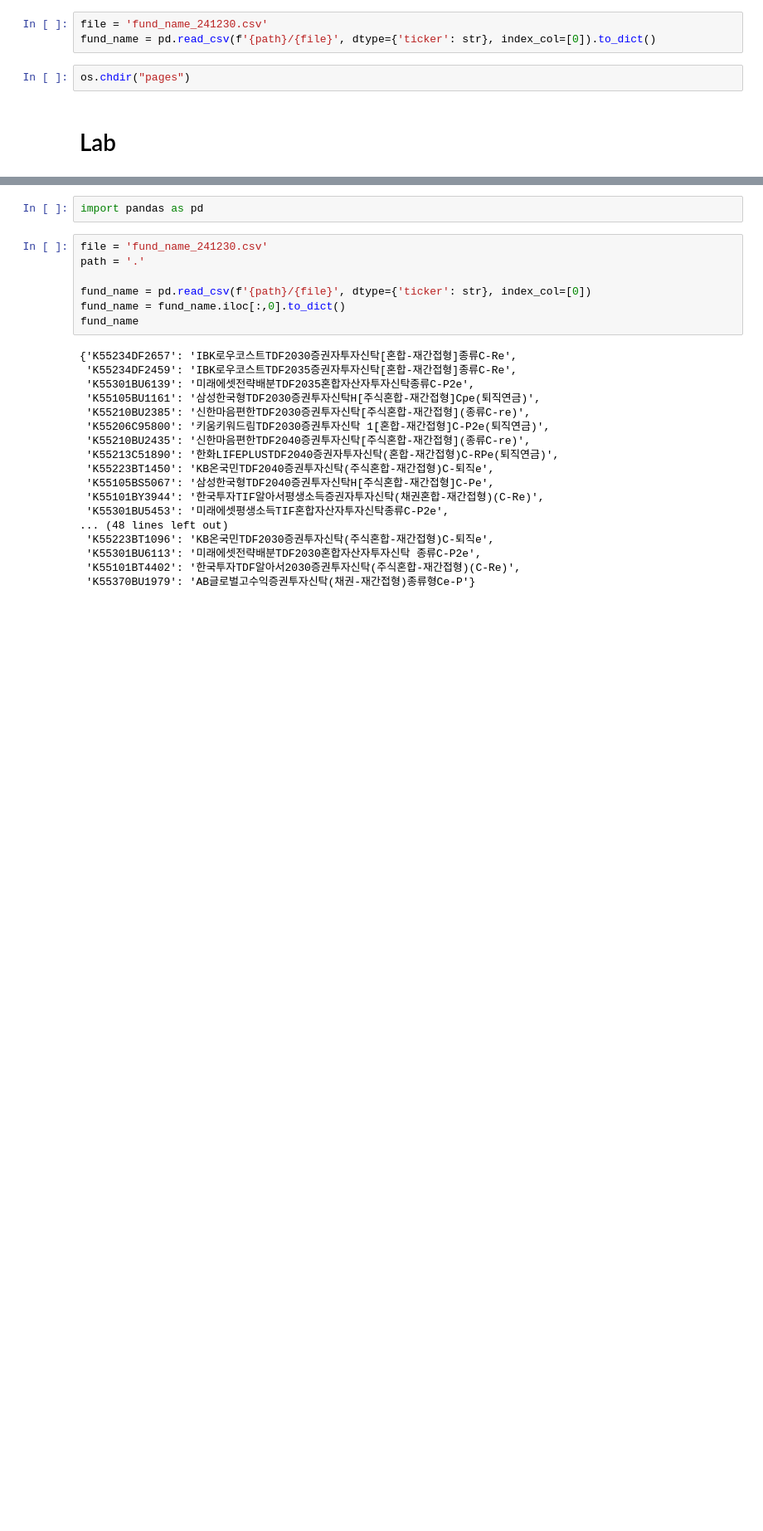
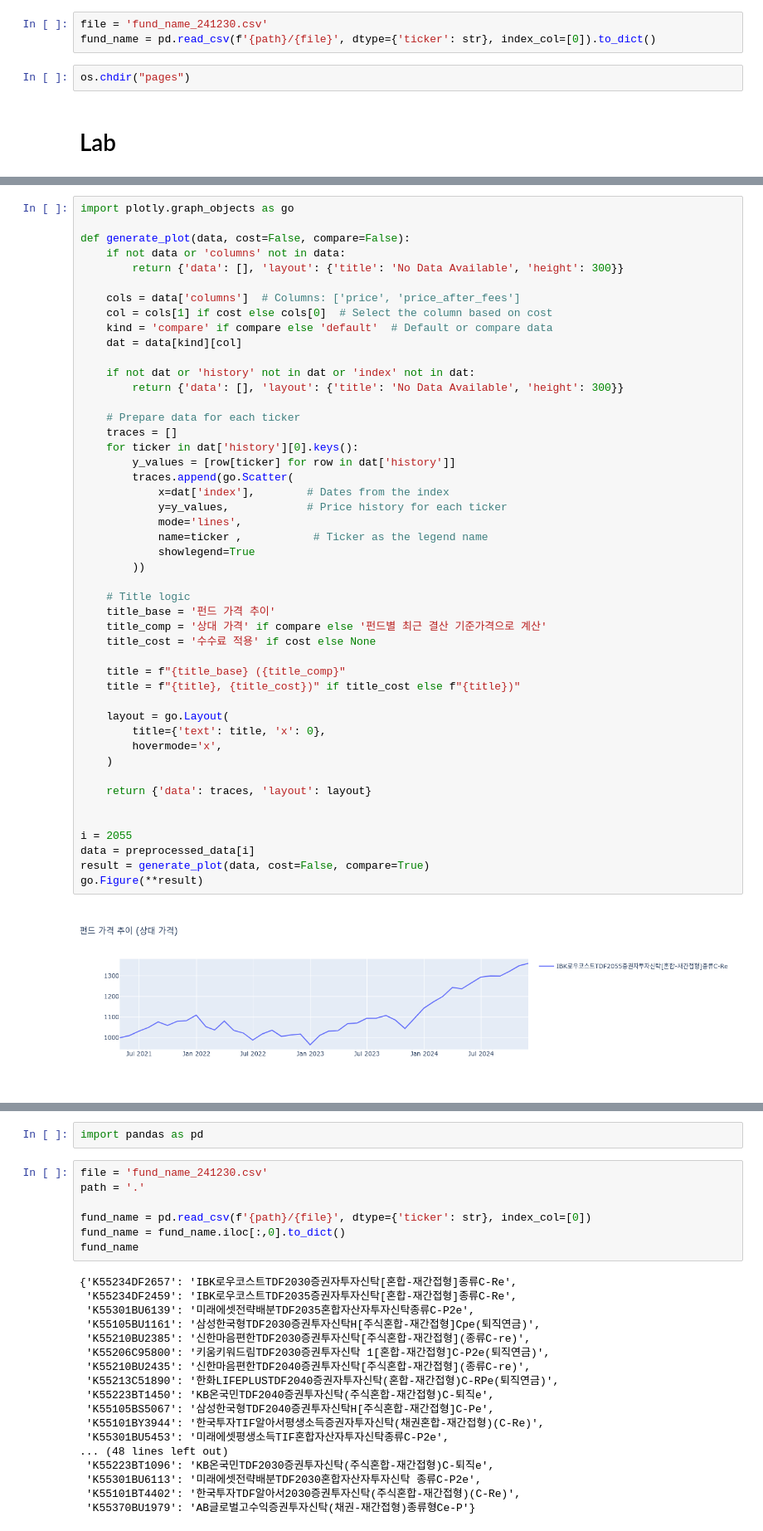
Before and after one commit to lbk209/fund, a Jupyter notebook: fund_labs.ipynb, the cells around one changed output, grey strips where cells are left out. Shown at 83% size. Saved outputs shown, nothing was run; the diff lists cells and outputs as text; blank space fills up the shorter version.

```diff
--- a/fund_labs.ipynb
+++ b/fund_labs.ipynb
@@ -80,0 +137,49 @@ os.chdir("pages")
+# %%
+import plotly.graph_objects as go
+
+def generate_plot(data, cost=False, compare=False):
+    if not data or 'columns' not in data:
+        return {'data': [], 'layout': {'title': 'No Data Available', 'height': 300}}
+
+    cols = data['columns']  # Columns: ['price', 'price_after_fees']
+    col = cols[1] if cost else cols[0]  # Select the column based on cost
+    kind = 'compare' if compare else 'default'  # Default or compare data
+    dat = data[kind][col]
+
+    if not dat or 'history' not in dat or 'index' not in dat:
+        return {'data': [], 'layout': {'title': 'No Data Available', 'height': 300}}
+
+    # Prepare data for each ticker
+    traces = []
+    for ticker in dat['history'][0].keys():
+        y_values = [row[ticker] for row in dat['history']]
+        traces.append(go.Scatter(
+            x=dat['index'],        # Dates from the index
+            y=y_values,            # Price history for each ticker
+            mode='lines',
+            name=ticker ,           # Ticker as the legend name
+            showlegend=True
+        ))
+
+    # Title logic
+    title_base = '펀드 가격 추이'
+    title_comp = '상대 가격' if compare else '펀드별 최근 결산 기준가격으로 계산'
+    title_cost = '수수료 적용' if cost else None
+
+    title = f"{title_base} ({title_comp}"
+    title = f"{title}, {title_cost})" if title_cost else f"{title})"
+
+    layout = go.Layout(
+        title={'text': title, 'x': 0},
+        hovermode='x',
+    )
+
+    return {'data': traces, 'layout': layout}
+
+
+i = 2055
+data = preprocessed_data[i]
+result = generate_plot(data, cost=False, compare=True)
+go.Figure(**result)
+# %% [output]
+[figure, added]
```
Also changed, not shown: parts of 15 cells of this notebook, 1 other file.
